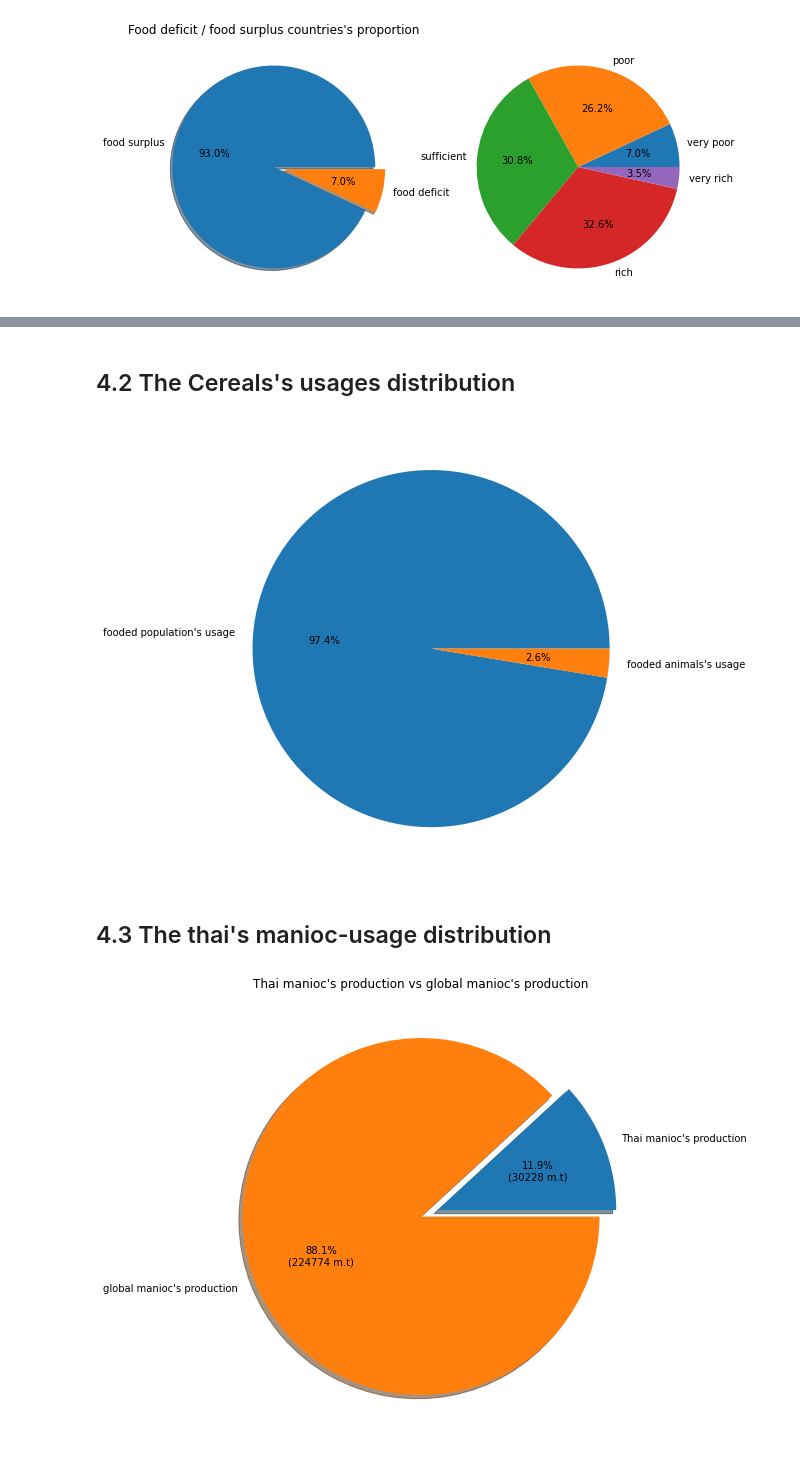
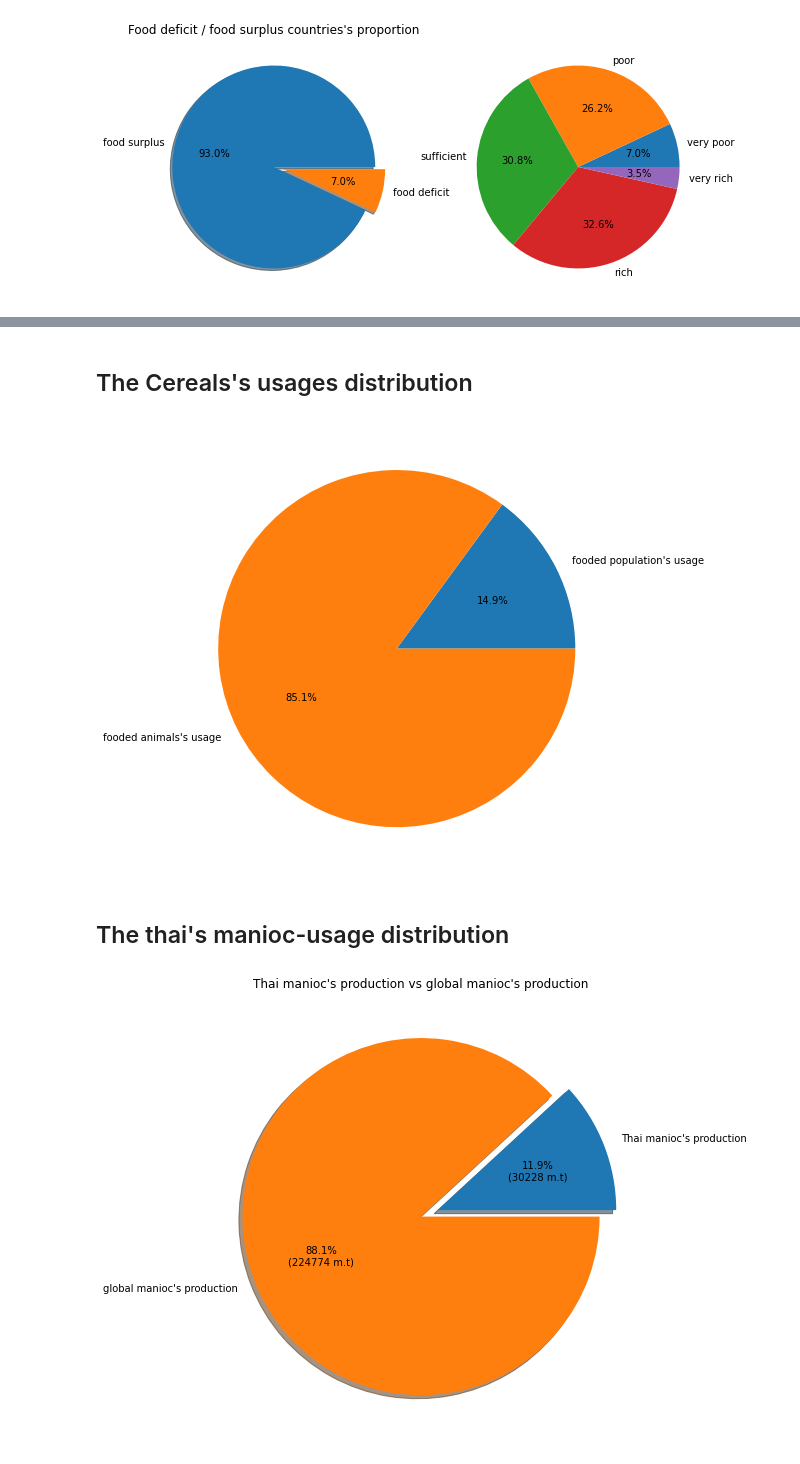
Before and after one commit to marcadeant/FAO-Analysis, a Jupyter notebook: notebook/P4OC-DataLab.ipynb, the cells around one changed output, grey strips where cells are left out. Drawn from its saved outputs; the diff is of its cells as text; code cells hidden in the pictures.

```diff
--- a/notebook/P4OC-DataLab.ipynb
+++ b/notebook/P4OC-DataLab.ipynb
@@ -32,5 +8,4 @@ import pandas as pd
 import numpy as np
 import matplotlib.pyplot as plt
 # %%
-import os
-print(os.getcwd())
+dispo_alim = pd.read_csv("../data/dispo_alimentaire.csv", header=0, sep=",")
@@ -41,2 +11,0 @@ C:\Users\antoi\FAO-Analysis\notebook
-# %%
-dispo_alim = pd.read_csv("../dispo_alimentaire.csv", header=0, sep=",")
@@ -64,3 +51,8 @@ dispo_alim.isna().describe()
 | unique | 1 | 1 | 1 | 2 | 2 | 2 | ... |
 | top | False | False | False | True | True | False | ... |
 | freq | 15605 | 15605 | 15605 | 12885 | 10109 | 14241 | ... |
+# %%
+dispo_alim.drop_duplicates(inplace=True) # on supprime les lignes en double
+dispo_alim.dropna(axis = 1, how='all', inplace=True) # drop des colonnes entièrement nulles
+dispo_alim = dispo_alim.dropna(how = 'all' , subset = dispo_alim.columns[3:]) # Drop des lignes entièrement nulle
+dispo_alim.replace(np.nan, 0, inplace=True) # On assume que toutes les valeurs manquantes soient nulles
@@ -213,6 +171,0 @@ sous_alim_copy = sous_alim.copy()
-# %%
-# Suppression des lignes entièrement nulles
-
-dispo_alim.dropna(axis = 1, how='all') # drop des colonnes entièrement nulles
-dispo_alim = dispo_alim.replace(0, np.nan).dropna(how = 'all' , subset = dispo_alim.columns[3:])
-dispo_alim.replace(np.nan, 0, inplace=True) # On assume que toutes les valeurs manquantes soient nulles
@@ -785,7 +743,7 @@ pop_pays_2017_copy = pop_pays_2017.copy()
 dispo_alim_copy['Disponibilité intérieur calculée 1'] = dispo_alim['Importations - Quantité'] + dispo_alim['Production'] - dispo_alim['Exportations - Quantité'] + dispo_alim['Variation de stock']
 dispo_alim_copy['Disponibilité intérieur calculée 2'] = dispo_alim['Nourriture'] + dispo_alim['Autres Utilisations']  + dispo_alim['Aliments pour animaux'] + dispo_alim['Semences'] + dispo_alim['Traitement'] + dispo_alim['Pertes']
 # %% [markdown]
-## 4.2 The Cereals's usages distribution
+## The Cereals's usages distribution
 # %%
 # Récupération des données pour cette analyse
 
@@ -824,11 +782,11 @@ def cereals_repartition(df, product = 'all', pays = 'all'):
     fig, axe = plt.subplots(figsize=(8,12))
     axe.pie(prop_utilisation, labels = ["fooded population's usage", "fooded animals's usage"], autopct = '%1.1f%%')
 # %%
-cereals_repartition(dispo_alim_copy, pays = 'Tchad')
+cereals_repartition(dispo_alim_copy, pays='Canada')
 # %% [output]
-[figure, old version]
+[figure, new version]
 # %% [markdown]
-## 4.3 The thai's manioc-usage distribution
+## The thai's manioc-usage distribution
 # %%
 thai_manioc_prod = dispo_alim_copy.loc[dispo_alim_copy['Produit'] == 'Manioc'].loc[dispo_alim_copy['Zone'] == 'Thaïlande'].loc[:, ].Production
 mondiale_manioc_prod = dispo_alim_copy.loc[dispo_alim_copy['Produit'] == 'Manioc', 'Production'].sum()
```
Also changed, not shown: parts of 52 cells of this notebook, 1 other file.
